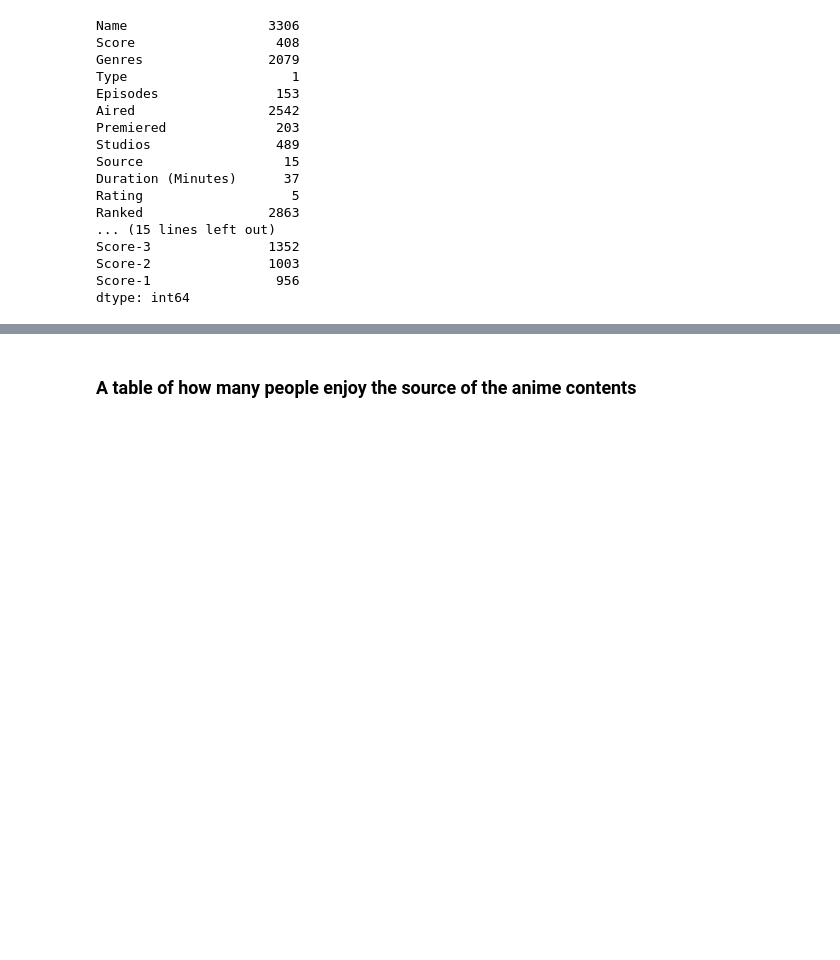
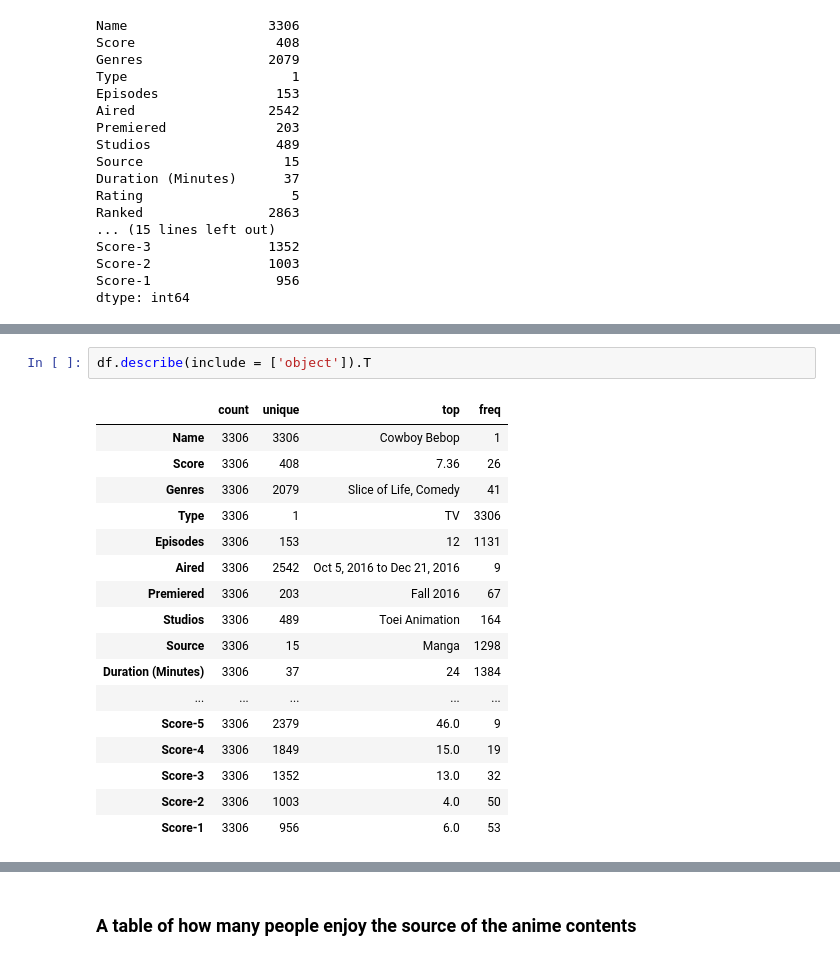
Before and after one commit to data301-2021-summer2/group03-project, a Jupyter notebook: analysis/Guy/milestone2.ipynb, the cells around one changed output, grey strips where cells are left out. Cells and saved outputs as stored; diff of their text form; blank space fills up the shorter version.

```diff
--- a/analysis/Guy/milestone2.ipynb
+++ b/analysis/Guy/milestone2.ipynb
@@ -163,0 +199,20 @@ dtype: int64
+# %%
+df.describe(include = ['object']).T
+# %% [output]
+|  | count | unique | top | freq |
+| Name | 3306 | 3306 | Cowboy Bebop | 1 |
+| Score | 3306 | 408 | 7.36 | 26 |
+| Genres | 3306 | 2079 | Slice of Life, Comedy | 41 |
+| Type | 3306 | 1 | TV | 3306 |
+| Episodes | 3306 | 153 | 12 | 1131 |
+| Aired | 3306 | 2542 | Oct 5, 2016 to Dec 21, 2016 | 9 |
+| Premiered | 3306 | 203 | Fall 2016 | 67 |
+| Studios | 3306 | 489 | Toei Animation | 164 |
+| Source | 3306 | 15 | Manga | 1298 |
+| Duration (Minutes) | 3306 | 37 | 24 | 1384 |
+| ... | ... | ... | ... | ... |
+| Score-5 | 3306 | 2379 | 46.0 | 9 |
+| Score-4 | 3306 | 1849 | 15.0 | 19 |
+| Score-3 | 3306 | 1352 | 13.0 | 32 |
+| Score-2 | 3306 | 1003 | 4.0 | 50 |
+| Score-1 | 3306 | 956 | 6.0 | 53 |
```
Also changed, not shown: parts of 18 cells of this notebook, 1 other file.
